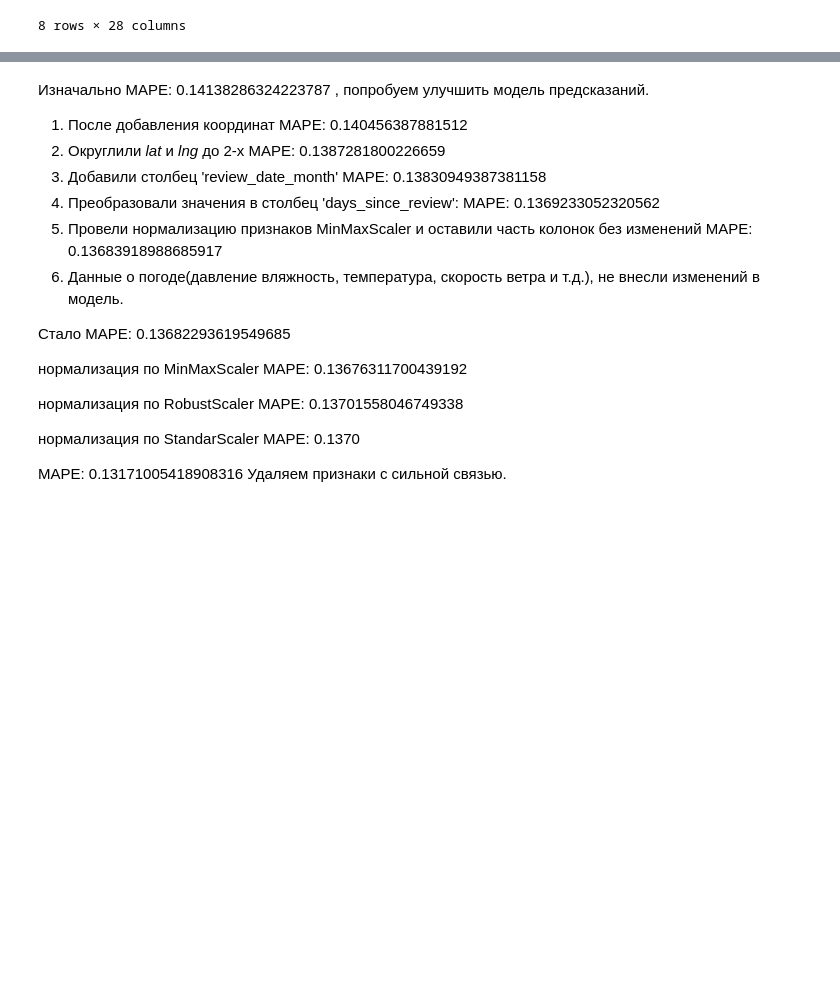
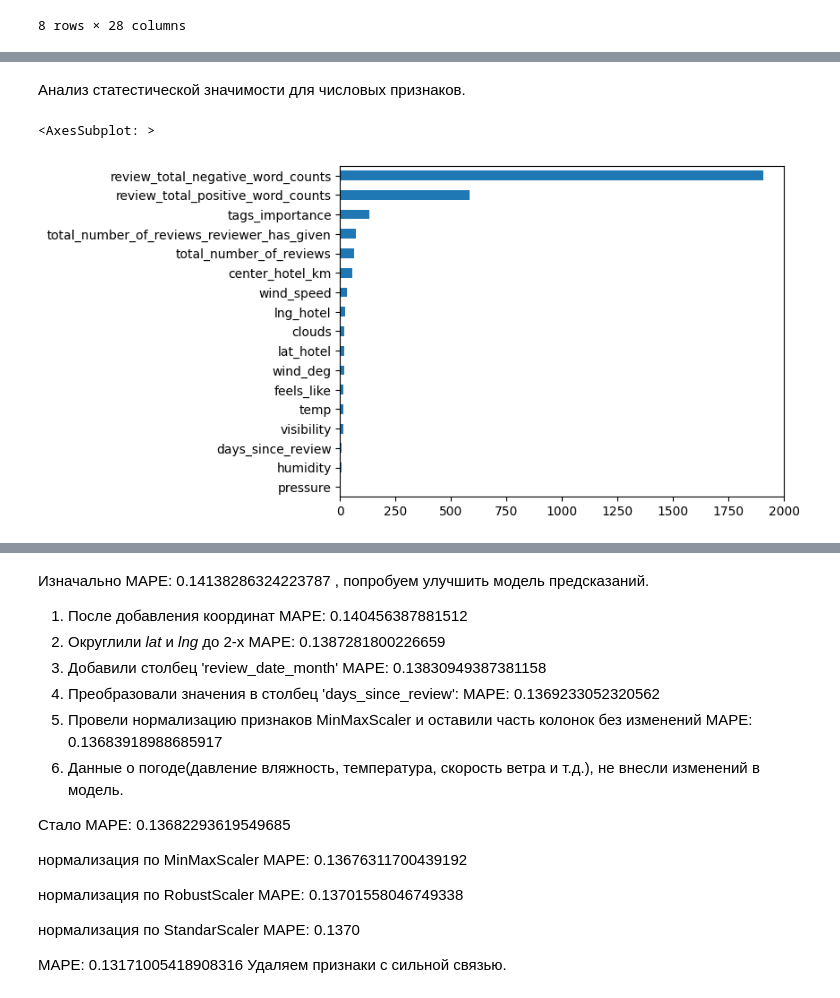
Before and after one commit to Axewyl/Predict_rating_hotels, a Jupyter notebook: EDA_Project_3_model.ipynb, the cells around one changed output, grey strips where cells are left out. Saved outputs shown, nothing was run; the diff lists cells and outputs as text; code cells hidden in the pictures; blank space fills up the shorter version.

```diff
--- a/EDA_Project_3_model.ipynb
+++ b/EDA_Project_3_model.ipynb
@@ -1886,0 +1938,21 @@ df_train.describe()
+# %%
+all_cols = list(X.columns)
+all_cat_cols = ['country_i','hotel_name_i','pos_category_i','neg_category_i',
+            'famous_hotels','match_by_nationality','review_date_month',
+            'average_score','pos_rev_compound','neg_rev_compound']
+
+# Список числовых признаков.
+num_cols = [x for x in all_cols if x not in all_cat_cols]
+# Список категориальных признаков.
+cat_cols = [x for x in all_cols if x in all_cat_cols]
+# %% [markdown]
+Анализ статестической значимости для числовых признаков.
+# %%
+from sklearn.feature_selection import f_classif # хи-квадрат
+
+imp_cat = pd.Series(f_classif(X[num_cols], y)[0], index=num_cols)
+imp_cat.sort_values(inplace = True)
+imp_cat.plot(kind = 'barh')
+# %% [output]
+<AxesSubplot: >
+[figure, added]
```
Also changed, not shown: parts of 33 cells of this notebook, 2 other files.
